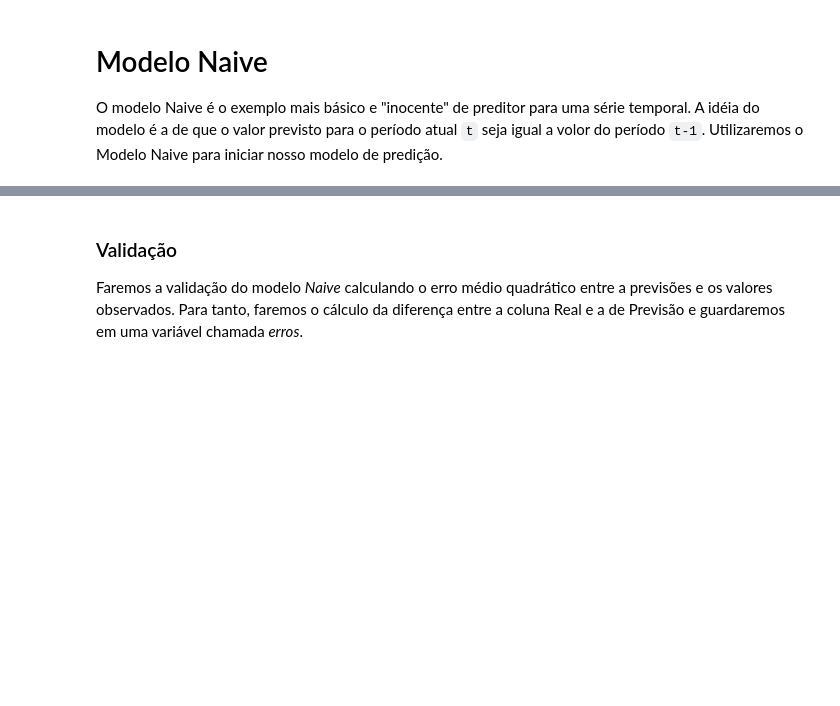
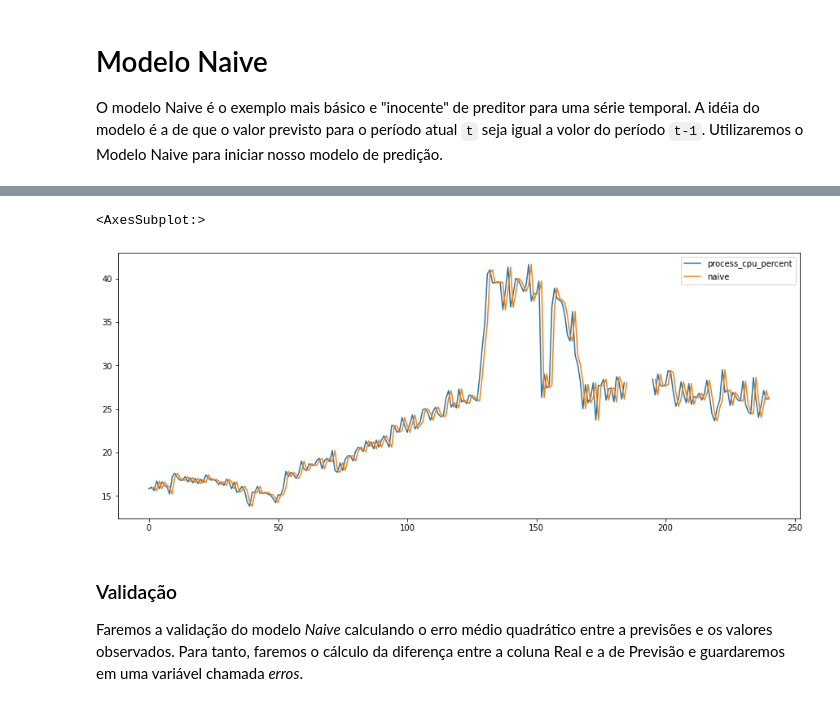
Before and after one commit to Oraculum-Fatec/api-monitoramento-site, a Jupyter notebook: Time_Serires.ipynb, the cells around one changed output, grey strips where cells are left out. Drawn from its saved outputs; the diff is of its cells as text; code cells hidden in the pictures; blank space fills up the shorter version.

````diff
--- a/Time_Serires.ipynb
+++ b/Time_Serires.ipynb
@@ -182,3 +182,6 @@ Um séries temporais é usualmente modelada sob um processo estocástico $Y(t)$,
 # Modelo Naive
 
 O modelo Naive é o exemplo mais básico e "inocente" de preditor para uma série temporal. A idéia do modelo é a de que o valor previsto para o período atual ```t``` seja igual a volor do período ```t-1```. Utilizaremos o Modelo Naive para iniciar nosso modelo de predição.
+# %%
+df = pd.read_csv('dados/Export_Data.csv', usecols=['process_cpu_percent'])
+df.head()
@@ -184,0 +195,3 @@ O modelo Naive é o exemplo mais básico e "inocente" de preditor para uma séri
+# %%
+df['naive'] = df.process_cpu_percent.shift(1)
+df.head()
@@ -185,3 +205,8 @@ O modelo Naive é o exemplo mais básico e "inocente" de preditor para uma séri
+# %%
+df.plot(figsize=(15,6))
+# %% [output]
+<AxesSubplot:>
+[figure, added]
 # %% [markdown]
 ### Validação
 
````
Also changed, not shown: parts of 3 cells of this notebook.
